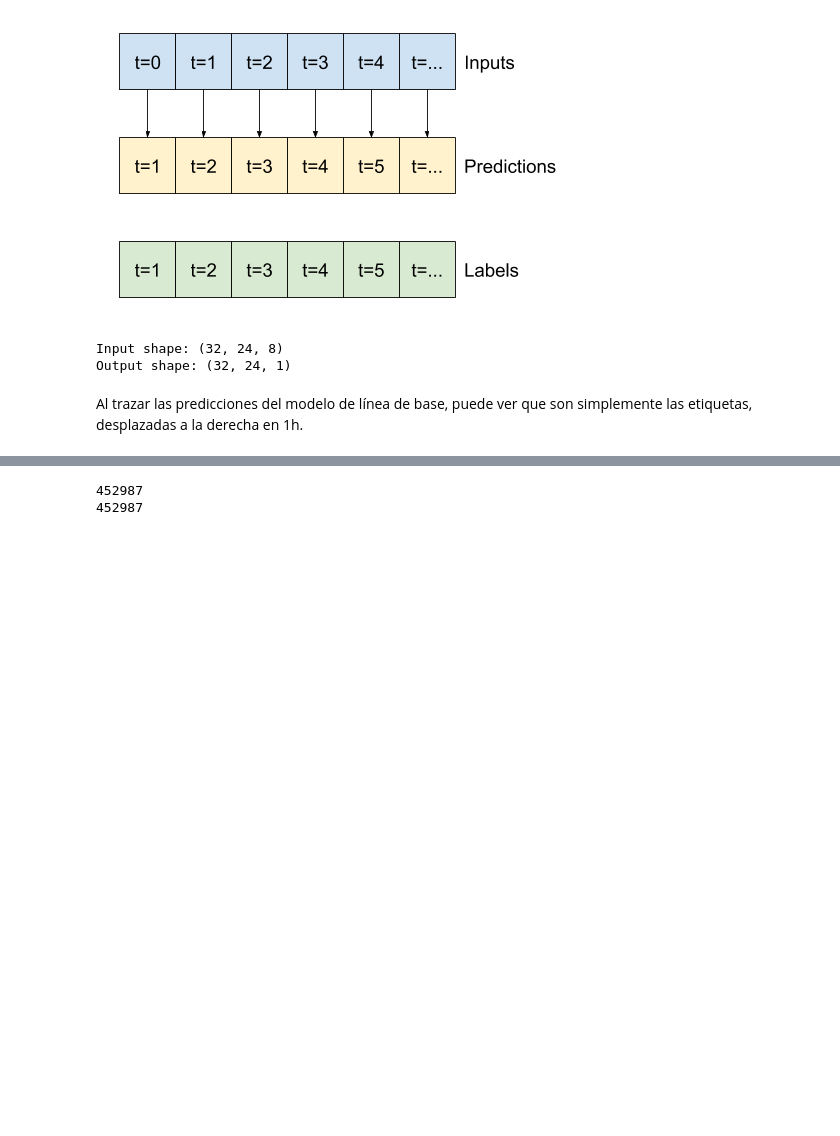
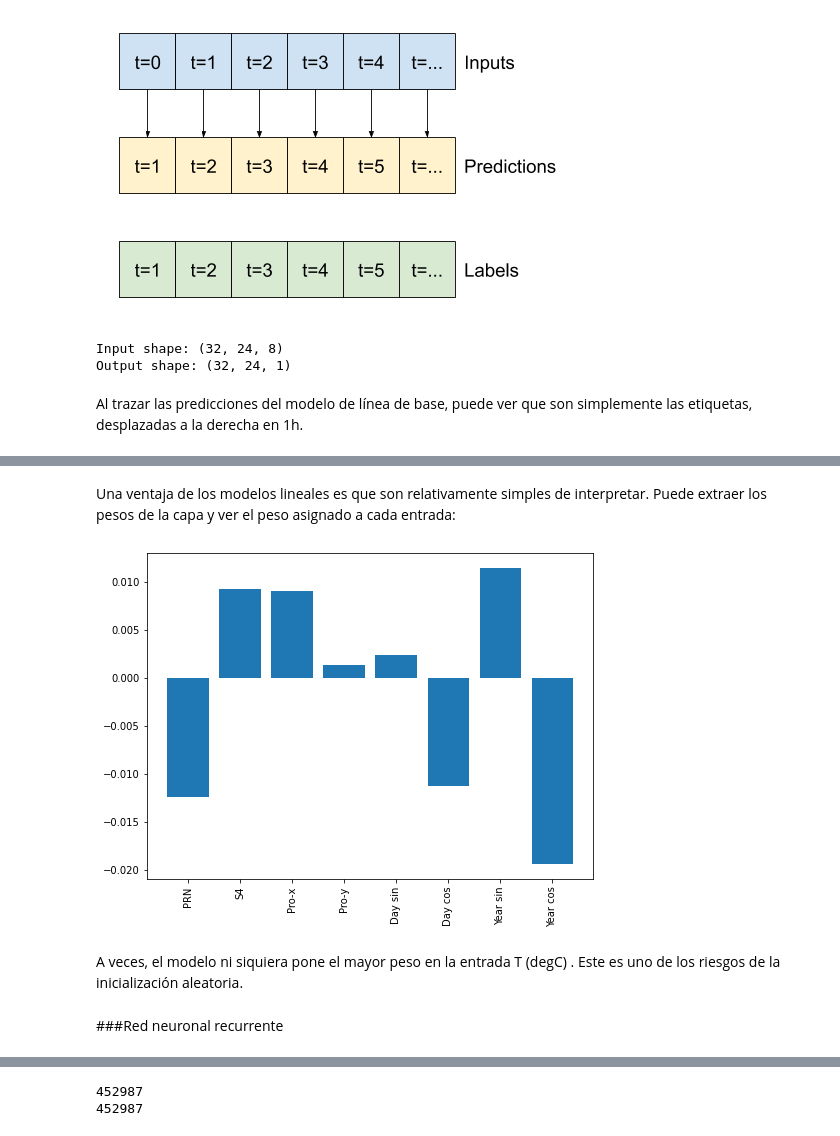
Before and after one commit to georgesteve/Research-Assitant-ML-ROJ, a Jupyter notebook: Semana_5.ipynb, the cells around one changed output, grey strips where cells are left out. Drawn from its saved outputs; the diff is of its cells as text; code cells hidden in the pictures; blank space fills up the shorter version.

```diff
--- a/Semana_5.ipynb
+++ b/Semana_5.ipynb
@@ -641,0 +719,14 @@ wide_window.plot(baseline)
+# %% [markdown]
+Una ventaja de los modelos lineales es que son relativamente simples de interpretar. Puede extraer los pesos de la capa y ver el peso asignado a cada entrada:
+# %%
+plt.bar(x = range(len(train_df.columns)),
+        height=linear.layers[0].kernel[:,0].numpy())
+axis = plt.gca()
+axis.set_xticks(range(len(train_df.columns)))
+_ = axis.set_xticklabels(train_df.columns, rotation=90)
+# %% [output]
+[figure, added]
+# %% [markdown]
+A veces, el modelo ni siquiera pone el mayor peso en la entrada T (degC) . Este es uno de los riesgos de la inicialización aleatoria.
+# %% [markdown]
+###Red neuronal recurrente
```
Also changed, not shown: parts of 31 cells of this notebook.
